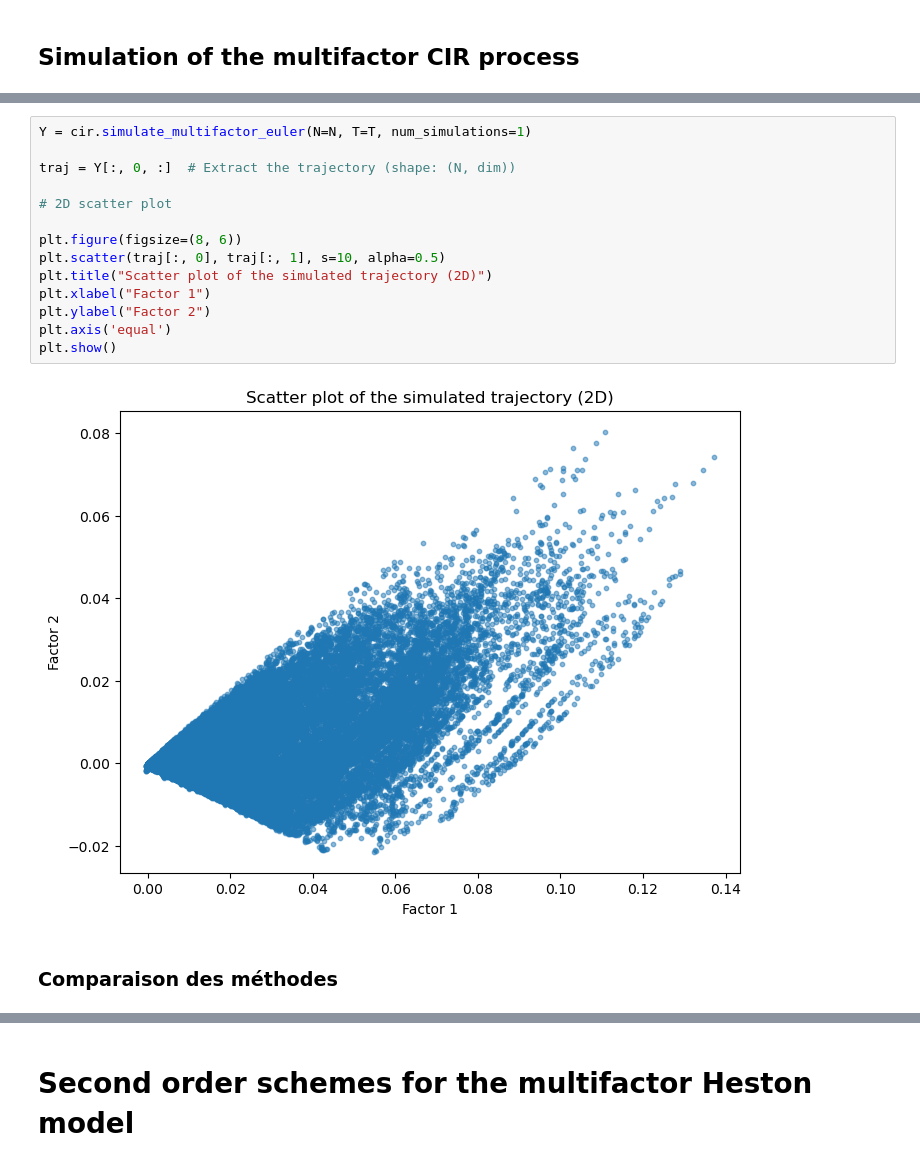
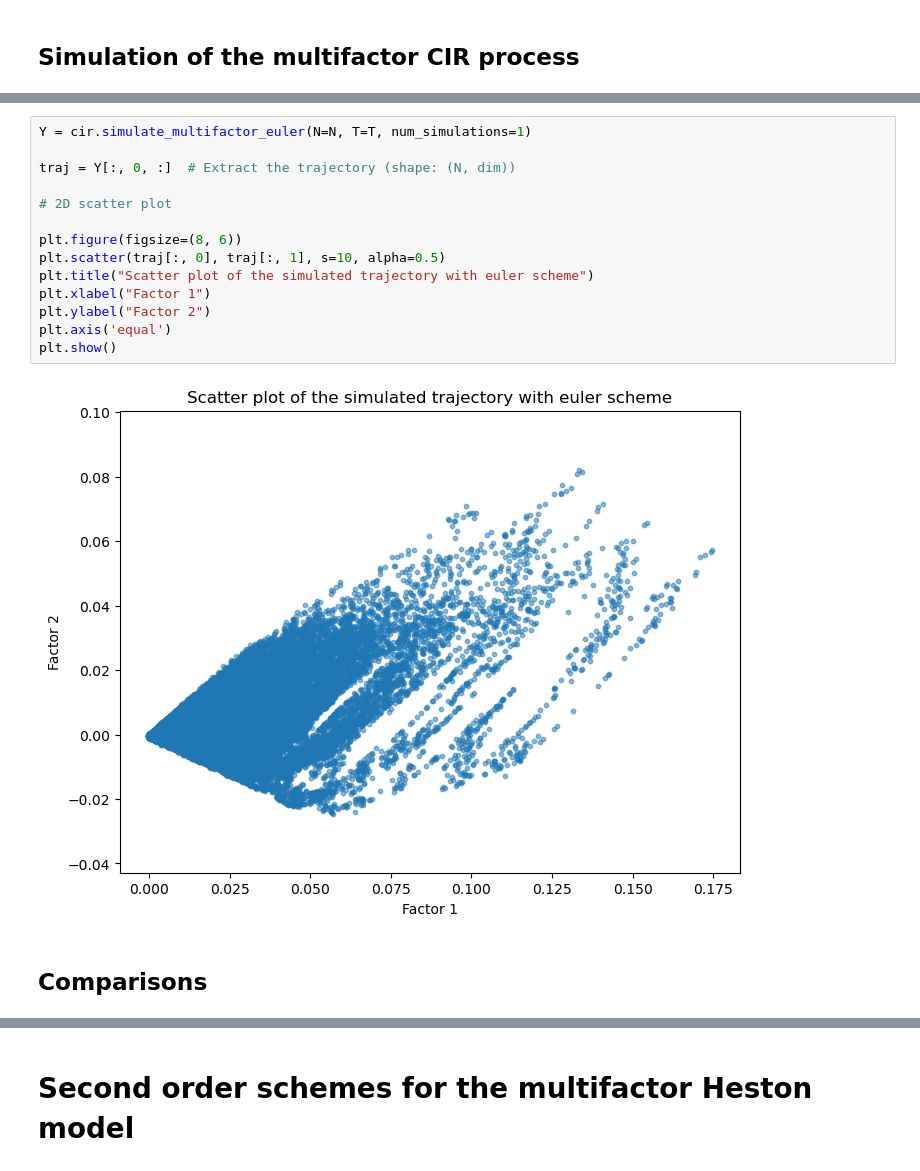
Before and after one commit to maxence2508/stage-cermics, a Jupyter notebook: second-order-schemes-for-multifactor-cir-and-heston-models.ipynb, the cells around one changed output, grey strips where cells are left out. Cells and saved outputs as stored; diff of their text form.

```diff
--- a/second-order-schemes-for-multifactor-cir-and-heston-models.ipynb
+++ b/second-order-schemes-for-multifactor-cir-and-heston-models.ipynb
@@ -782,21 +793,21 @@ plt.show()
 # %%
 Y = cir.simulate_multifactor_euler(N=N, T=T, num_simulations=1)
 
 traj = Y[:, 0, :]  # Extract the trajectory (shape: (N, dim))
 
 # 2D scatter plot
 
 plt.figure(figsize=(8, 6))
 plt.scatter(traj[:, 0], traj[:, 1], s=10, alpha=0.5)
-plt.title("Scatter plot of the simulated trajectory (2D)")
+plt.title("Scatter plot of the simulated trajectory with euler scheme")
 plt.xlabel("Factor 1")
 plt.ylabel("Factor 2")
 plt.axis('equal')
 plt.show()
 # %% [output]
-[figure, old version]
+[figure, new version]
 # %% [markdown]
-### Comparaison des méthodes
+## Comparisons
 # %%
 # Parameters
 T = 1
```
Also changed, not shown: parts of 13 cells of this notebook.
